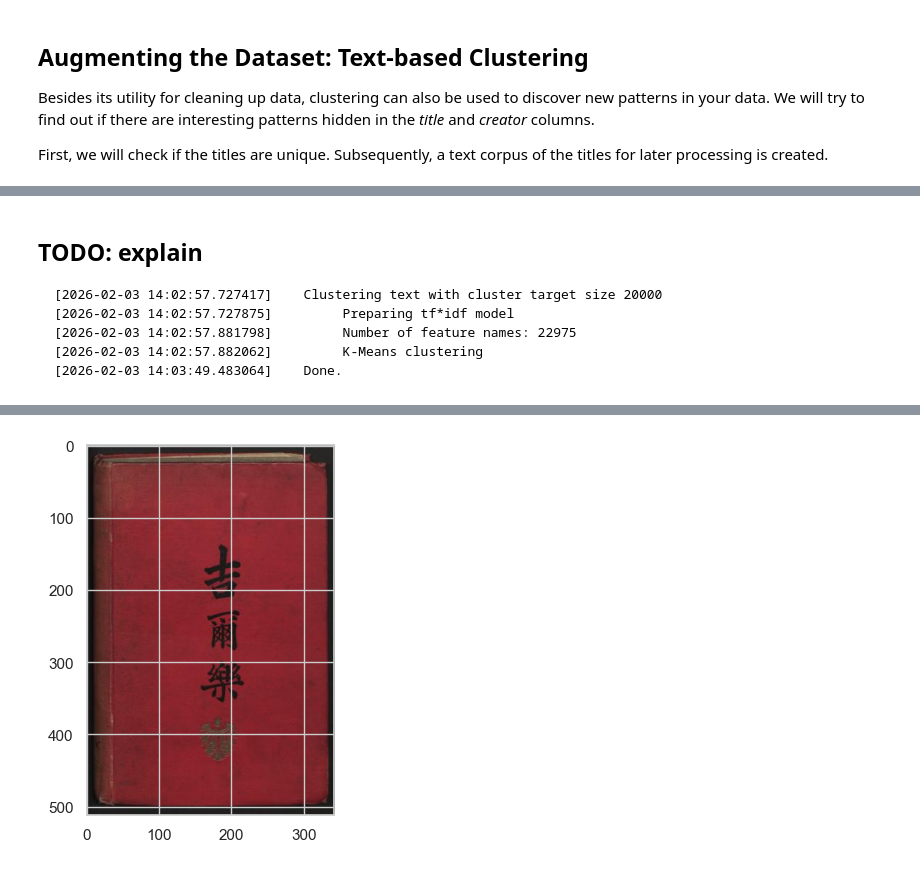
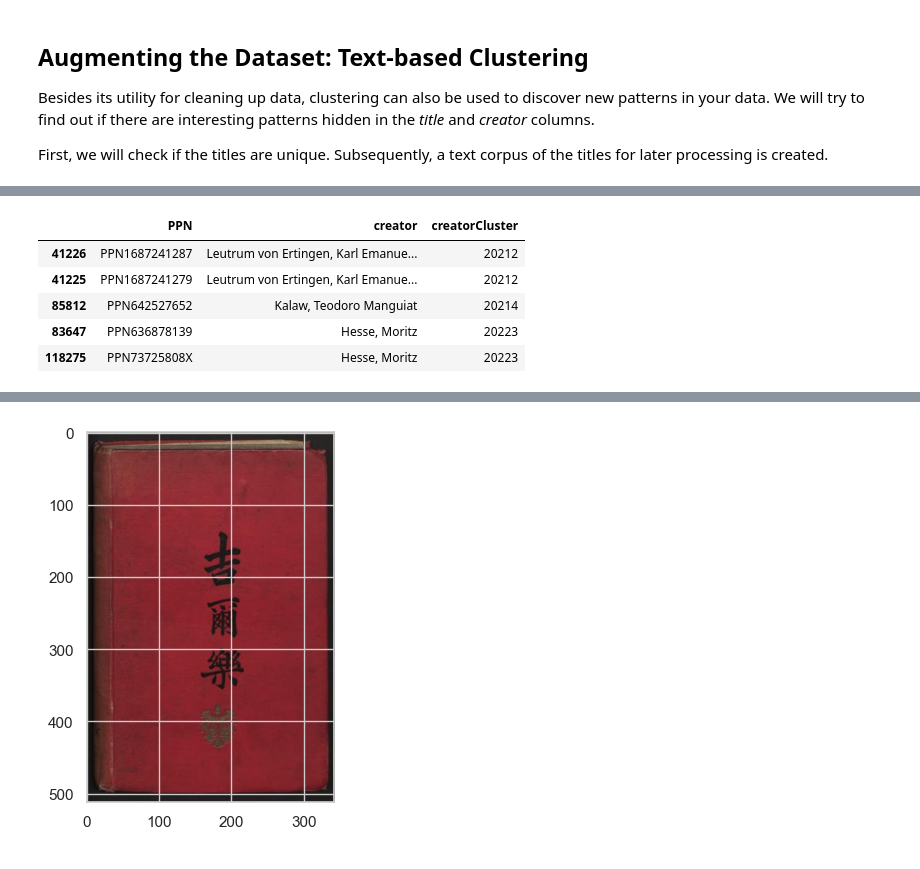
Before and after one commit to elektrobohemian/SBBrowse2018, a Jupyter notebook: DataProcessing.ipynb, the cells around one changed output, grey strips where cells are left out. Saved outputs shown, nothing was run; the diff lists cells and outputs as text; code cells hidden in the pictures.

````diff
--- a/DataProcessing.ipynb
+++ b/DataProcessing.ipynb
@@ -2509,14 +2543,11 @@ printLog("Number of unique creator fields %i"%len(df4.creator.unique()))
-# %% [markdown]
-## TODO: explain
-```
-[2026-02-03 14:02:57.727417]	Clustering text with cluster target size 20000
-[2026-02-03 14:02:57.727875]		 Preparing tf*idf model
-[2026-02-03 14:02:57.881798]		 Number of feature names: 22975
-[2026-02-03 14:02:57.882062]		 K-Means clustering
-[2026-02-03 14:03:49.483064]	Done.
-```
 # %%
-true_k=20000
+# count unique creators
+uniqueCreators=len(df4.creator.unique())
+
+printLog("Number of unique creator fields %i"%uniqueCreators)
+
+# set the amount of clusters to an 99% of the unique creators to express an expected error rate of 1%
+true_k=int(uniqueCreators*0.99)
 
 if sys.version_info.major>=3 or allowComputationallyExpensiveCalculations:
     printLog("Clustering text with cluster target size %i"%true_k)
@@ -2535,5 +2566,12 @@ if sys.version_info.major>=3 or allowComputationallyExpensiveCalculations:
 else:
     km=pickleDecompress('./picklez/creatorClustersK_'+str(true_k)+'.picklez')
 
-printLog("Done.")
+printLog("Done.\n")
+
+# add the detected clusters as a new column to the original data frame
+printLog("\t Updating Dataframe")
+df4['creatorCluster']=km.labels_
+
+df4=df4.sort_values(by="creatorCluster")
+df4[['PPN','creator','creatorCluster']].tail()
 # %% [output]
@@ -2544,0 +2586,6 @@ printLog("Done.")
+|  | PPN | creator | creatorCluster |
+| 41226 | PPN1687241287 | Leutrum von Ertingen, Karl Emanue... | 20212 |
+| 41225 | PPN1687241279 | Leutrum von Ertingen, Karl Emanue... | 20212 |
+| 85812 | PPN642527652 | Kalaw, Teodoro Manguiat | 20214 |
+| 83647 | PPN636878139 | Hesse, Moritz | 20223 |
+| 118275 | PPN73725808X | Hesse, Moritz | 20223 |
````
Also changed, not shown: parts of 22 cells of this notebook.
